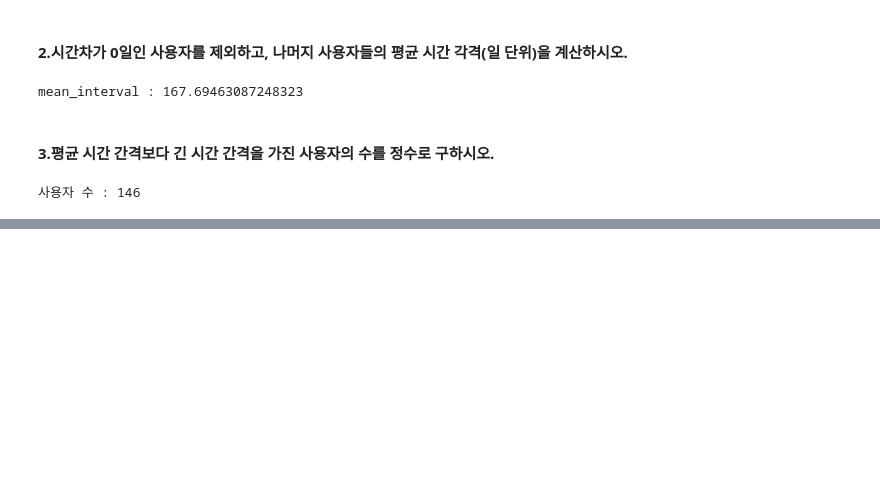
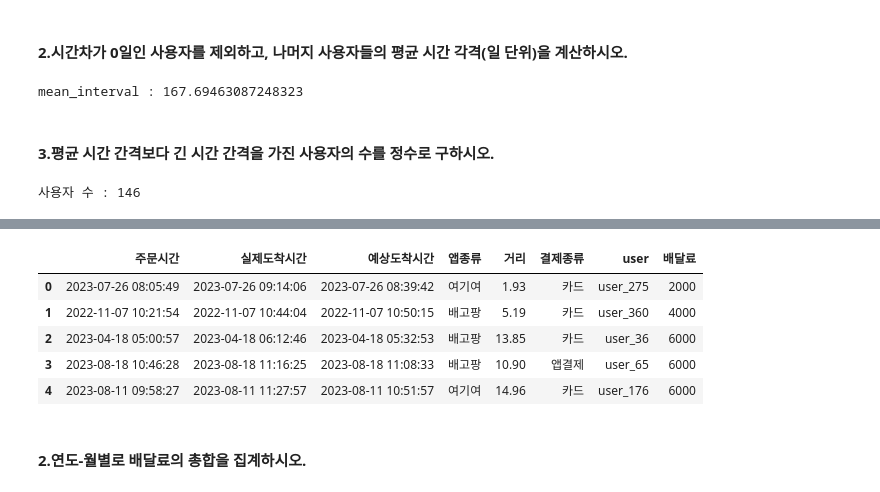
Before and after one commit to CHANGWOOKCHO/engineer_big_data_analysis, a Jupyter notebook: part1/chapter3_2.ipynb, the cells around one changed output, grey strips where cells are left out. Cells and saved outputs as stored; diff of their text form; code cells hidden in the pictures; blank space fills up the shorter version.

```diff
--- a/part1/chapter3_2.ipynb
+++ b/part1/chapter3_2.ipynb
@@ -222,0 +382,7 @@ print("사용자 수 :", sum(cond))
+# %%
+df = pd.read_csv('delivery_time.csv')
+df['주문시간'] = pd.to_datetime(df['주문시간'], format='%Y-%m-%d %H:%M:%S')
+df['실제도착시간'] = pd.to_datetime(df['실제도착시간'], format='%Y-%m-%d %H:%M:%S')
+df['예상도착시간'] = pd.to_datetime(df['예상도착시간'], format='%Y-%m-%d %H:%M:%S')
+
+df.head()
@@ -222,0 +402,24 @@ print("사용자 수 :", sum(cond))
+# %%
+def delivery_fee(distance):
+    result = 0
+    if distance < 5:
+        result = 2000
+    elif distance < 10:
+        result = 4000
+    elif distance < 15:
+        result = 6000
+    elif distance < 20:
+        result = 8000
+    return result
+# %%
+df['배달료'] = df['거리'].apply(delivery_fee)
+df.head()
+# %% [output]
+|  | 주문시간 | 실제도착시간 | 예상도착시간 | 앱종류 | 거리 | 결제종류 | user | 배달료 |
+| 0 | 2023-07-26 08:05:49 | 2023-07-26 09:14:06 | 2023-07-26 08:39:42 | 여기여 | 1.93 | 카드 | user_275 | 2000 |
+| 1 | 2022-11-07 10:21:54 | 2022-11-07 10:44:04 | 2022-11-07 10:50:15 | 배고팡 | 5.19 | 카드 | user_360 | 4000 |
+| 2 | 2023-04-18 05:00:57 | 2023-04-18 06:12:46 | 2023-04-18 05:32:53 | 배고팡 | 13.85 | 카드 | user_36 | 6000 |
+| 3 | 2023-08-18 10:46:28 | 2023-08-18 11:16:25 | 2023-08-18 11:08:33 | 배고팡 | 10.90 | 앱결제 | user_65 | 6000 |
+| 4 | 2023-08-11 09:58:27 | 2023-08-11 11:27:57 | 2023-08-11 10:51:57 | 여기여 | 14.96 | 카드 | user_176 | 6000 |
+# %% [markdown]
+#### 2.연도-월별로 배달료의 총합을 집계하시오.
```
Also changed, not shown: parts of 32 cells of this notebook.
